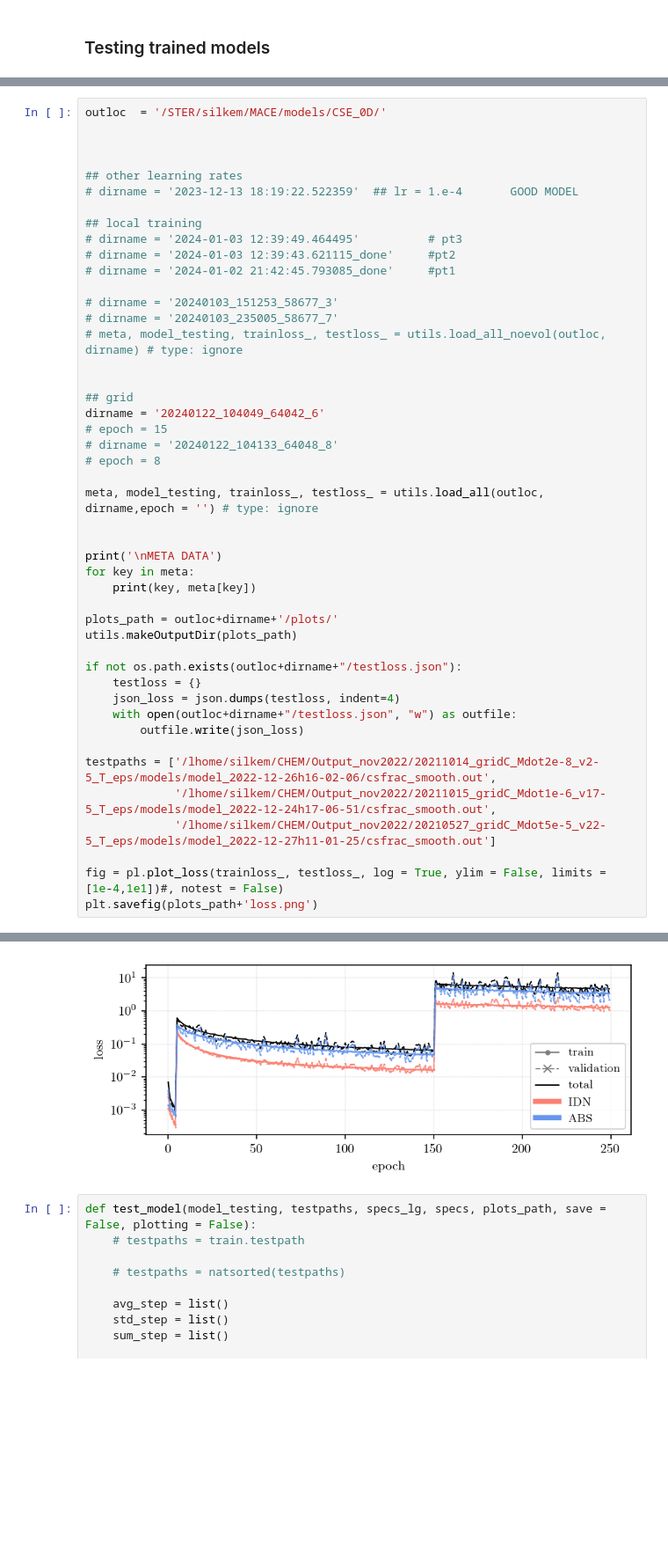
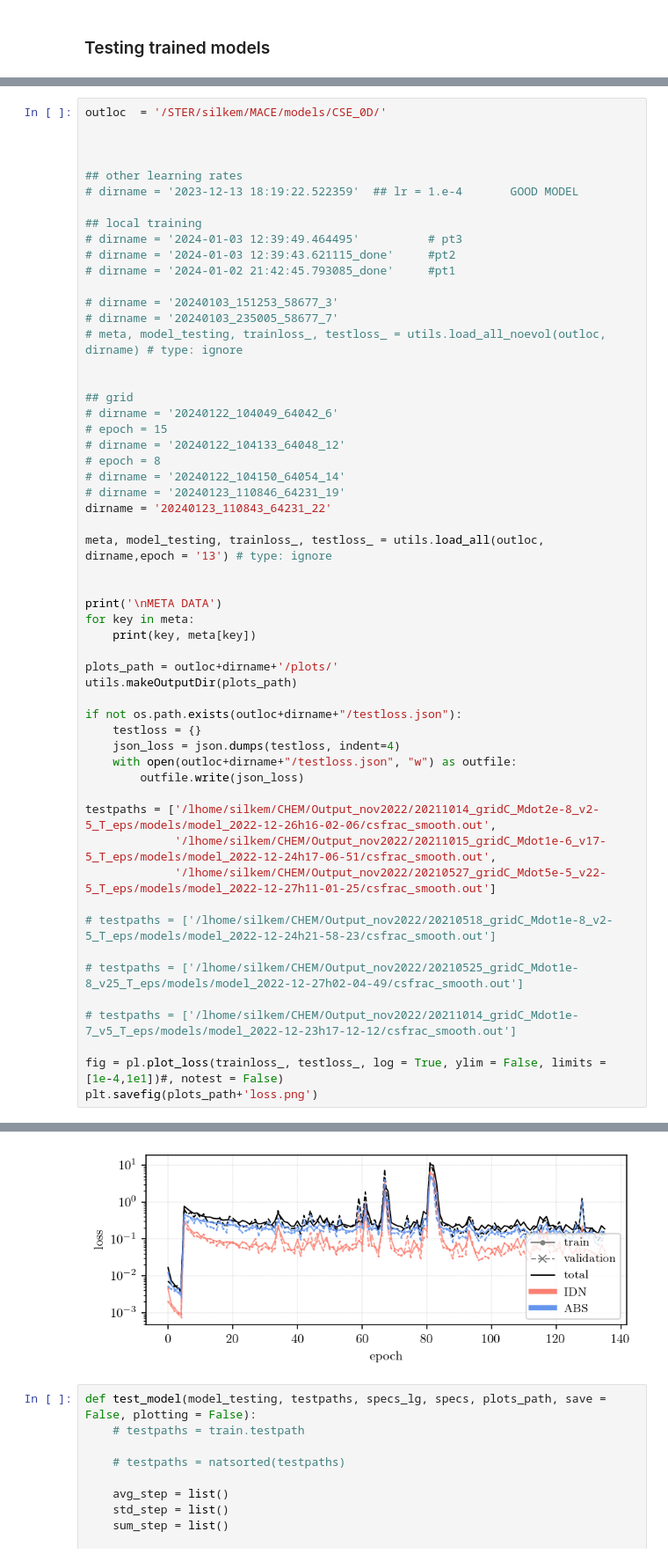
Before and after one commit to silkemaes/MACE, a Jupyter notebook: train2.0_dev.ipynb, the cells around one changed output, grey strips where cells are left out. Shown at 88% size. Saved outputs shown, nothing was run; the diff lists cells and outputs as text; blank space fills up the shorter version.

```diff
--- a/train2.0_dev.ipynb
+++ b/train2.0_dev.ipynb
@@ -520,12 +520,15 @@ outloc  = '/STER/silkem/MACE/models/CSE_0D/'
 
 
 ## grid
-dirname = '20240122_104049_64042_6'
+# dirname = '20240122_104049_64042_6'
 # epoch = 15
-# dirname = '20240122_104133_64048_8'
+# dirname = '20240122_104133_64048_12'
 # epoch = 8
+# dirname = '20240122_104150_64054_14'
+# dirname = '20240123_110846_64231_19'
+dirname = '20240123_110843_64231_22'
 
-meta, model_testing, trainloss_, testloss_ = utils.load_all(outloc, dirname,epoch = '') # type: ignore
+meta, model_testing, trainloss_, testloss_ = utils.load_all(outloc, dirname,epoch = '13') # type: ignore
 
 
 print('\nMETA DATA')
@@ -545,6 +548,12 @@ testpaths = ['/lhome/silkem/CHEM/Output_nov2022/20211014_gridC_Mdot2e-8_v2-5_T_e
              '/lhome/silkem/CHEM/Output_nov2022/20211015_gridC_Mdot1e-6_v17-5_T_eps/models/model_2022-12-24h17-06-51/csfrac_smooth.out',
              '/lhome/silkem/CHEM/Output_nov2022/20210527_gridC_Mdot5e-5_v22-5_T_eps/models/model_2022-12-27h11-01-25/csfrac_smooth.out']
 
+# testpaths = ['/lhome/silkem/CHEM/Output_nov2022/20210518_gridC_Mdot1e-8_v2-5_T_eps/models/model_2022-12-24h21-58-23/csfrac_smooth.out']
+
+# testpaths = ['/lhome/silkem/CHEM/Output_nov2022/20210525_gridC_Mdot1e-8_v25_T_eps/models/model_2022-12-27h02-04-49/csfrac_smooth.out']
+
+# testpaths = ['/lhome/silkem/CHEM/Output_nov2022/20211014_gridC_Mdot1e-7_v5_T_eps/models/model_2022-12-23h17-12-12/csfrac_smooth.out']
+
 fig = pl.plot_loss(trainloss_, testloss_, log = True, ylim = False, limits = [1e-4,1e1])#, notest = False)
 plt.savefig(plots_path+'loss.png')
 # %% [output]
@@ -571,4 +574,4 @@ done true
-[figure, old version]
+[figure, new version]
 # %%
 def test_model(model_testing, testpaths, specs_lg, specs, plots_path, save = False, plotting = False):
     # testpaths = train.testpath
```
Also changed, not shown: parts of 9 cells of this notebook, 34 other files.
